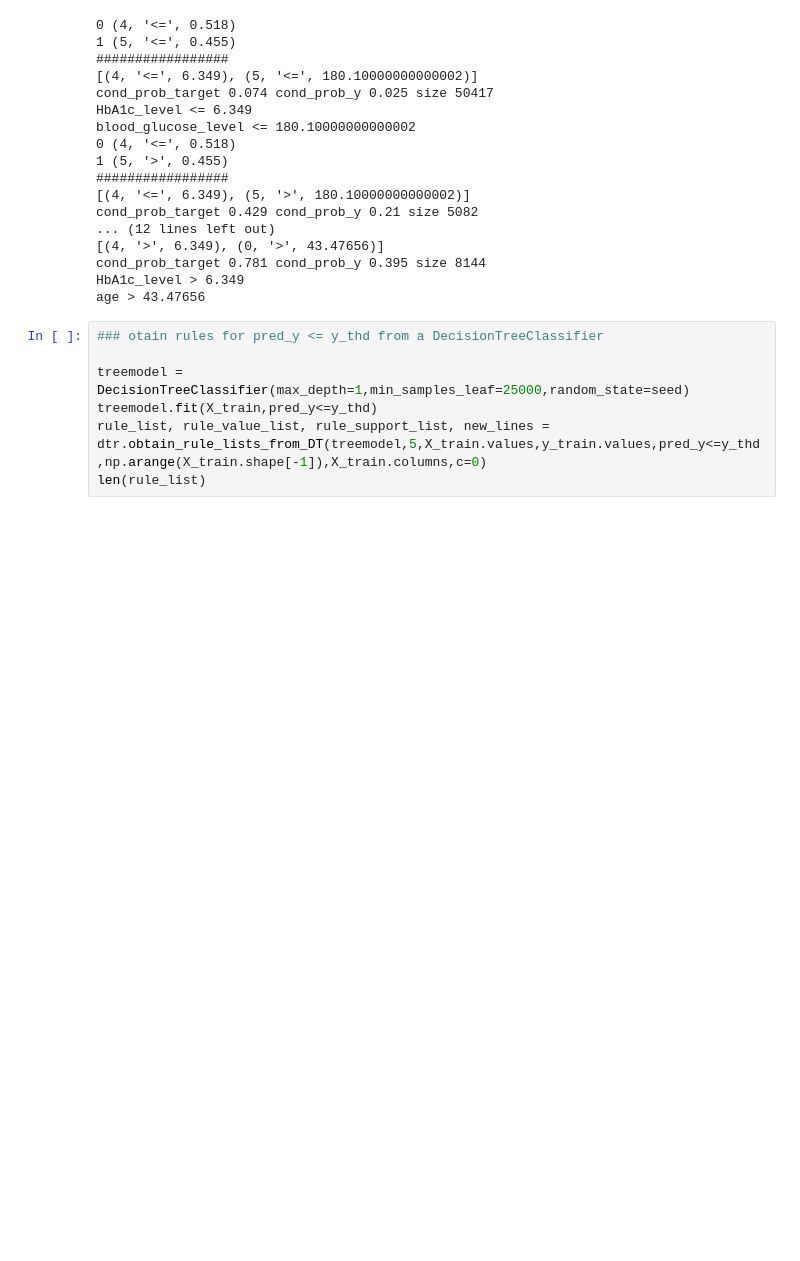
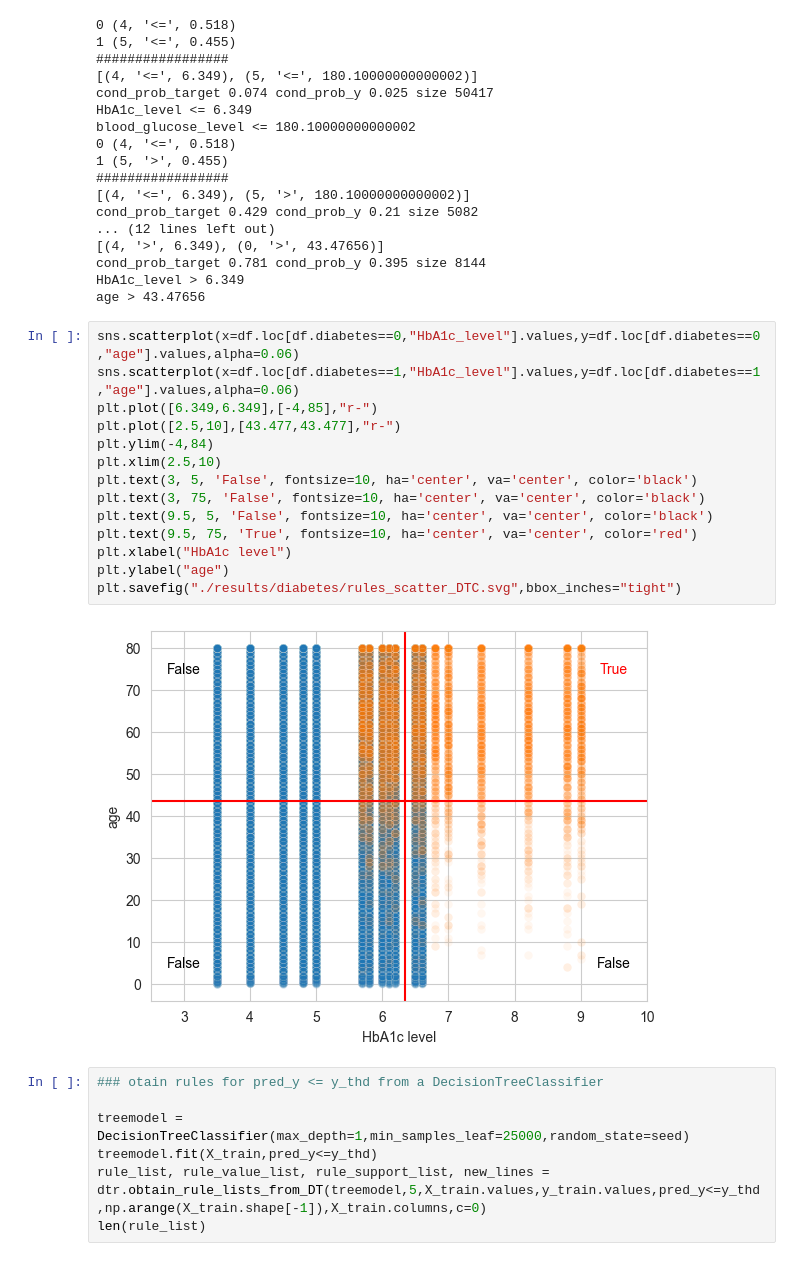
Before and after one commit to tmi-lab/AMORE, a Jupyter notebook: code/notebooks/analyse_results-pattern-diabetes.ipynb, the cells around one changed output. Cells and saved outputs as stored; diff of their text form; blank space fills up the shorter version.

```diff
--- a/code/notebooks/analyse_results-pattern-diabetes.ipynb
+++ b/code/notebooks/analyse_results-pattern-diabetes.ipynb
@@ -554,6 +585,22 @@ cond_prob_target 0.429 cond_prob_y 0.21 size 5082
 cond_prob_target 0.781 cond_prob_y 0.395 size 8144
 HbA1c_level > 6.349
 age > 43.47656
+# %%
+sns.scatterplot(x=df.loc[df.diabetes==0,"HbA1c_level"].values,y=df.loc[df.diabetes==0,"age"].values,alpha=0.06)
+sns.scatterplot(x=df.loc[df.diabetes==1,"HbA1c_level"].values,y=df.loc[df.diabetes==1,"age"].values,alpha=0.06)
+plt.plot([6.349,6.349],[-4,85],"r-")
+plt.plot([2.5,10],[43.477,43.477],"r-")
+plt.ylim(-4,84)
+plt.xlim(2.5,10)
+plt.text(3, 5, 'False', fontsize=10, ha='center', va='center', color='black')
+plt.text(3, 75, 'False', fontsize=10, ha='center', va='center', color='black')
+plt.text(9.5, 5, 'False', fontsize=10, ha='center', va='center', color='black')
+plt.text(9.5, 75, 'True', fontsize=10, ha='center', va='center', color='red')
+plt.xlabel("HbA1c level")
+plt.ylabel("age")
+plt.savefig("./results/diabetes/rules_scatter_DTC.svg",bbox_inches="tight")
+# %% [output]
+[figure, added]
 # %%
 ### otain rules for pred_y <= y_thd from a DecisionTreeClassifier
 
```
Also changed, not shown: parts of 24 cells of this notebook, 6 other files.
